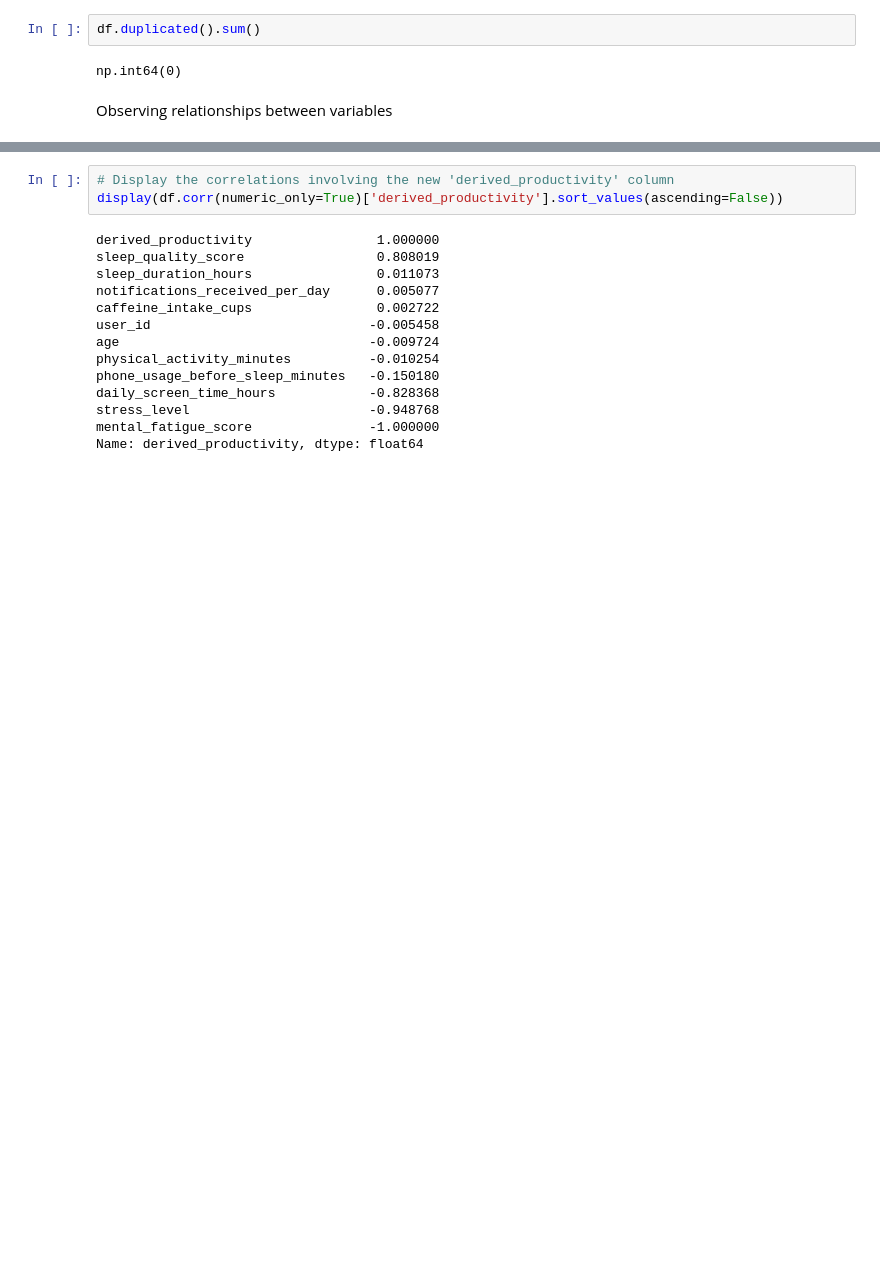
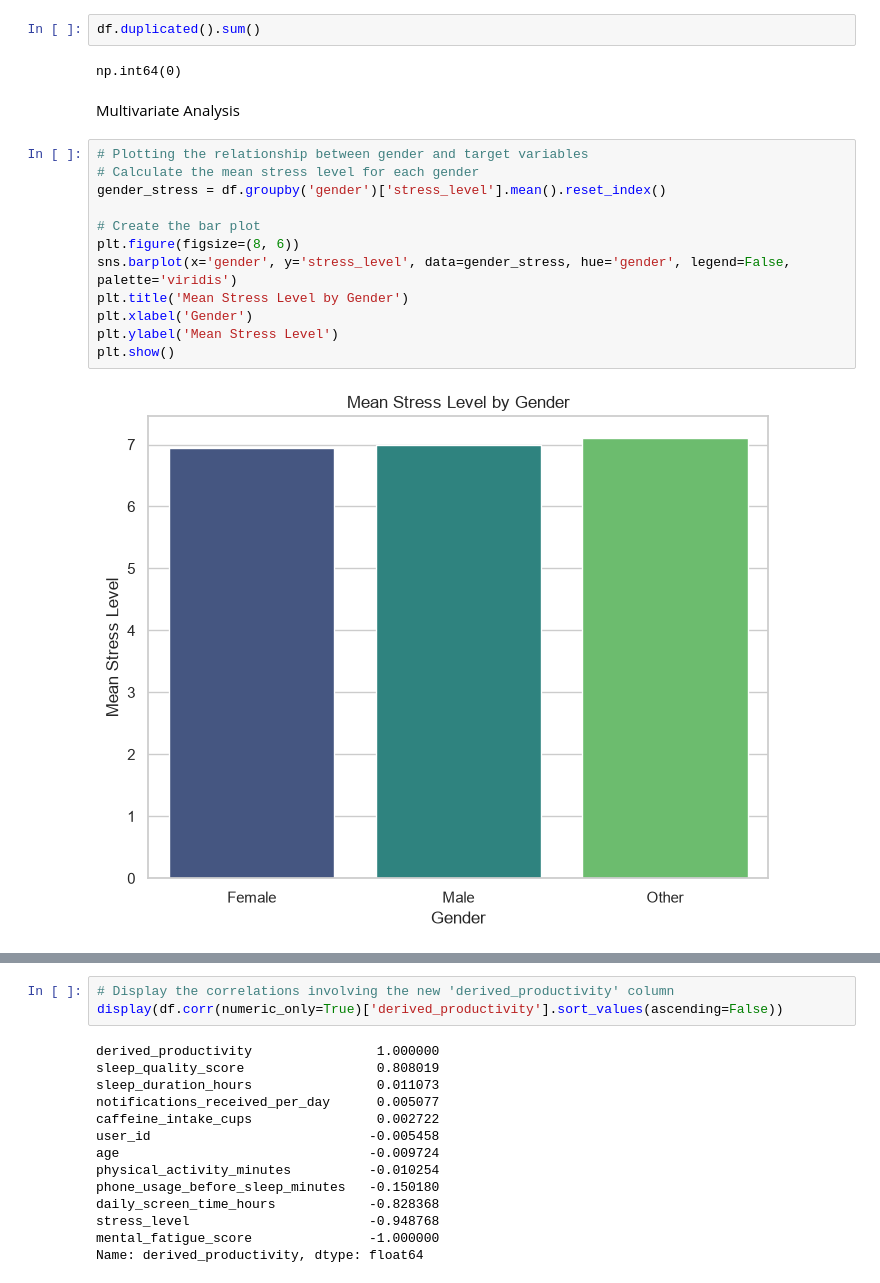
Before and after one commit to hamzaahsan06/social-media-vs-productivity, a Jupyter notebook: notebooks/01_eda_and_data_exploration.ipynb, the cells around one changed output, grey strips where cells are left out. Cells and saved outputs as stored; diff of their text form; blank space fills up the shorter version.

Commit message:
Run bivariate analysis on gender, occupation, and target variables

```diff
--- a/notebooks/01_eda_and_data_exploration.ipynb
+++ b/notebooks/01_eda_and_data_exploration.ipynb
@@ -63,5 +68,19 @@ memory usage: 1.5 MB
 df.duplicated().sum()
 # %% [output]
 np.int64(0)
-# %% [markdown]
-Observing relationships between variables
+# %% [markdown]
+Multivariate Analysis
+# %%
+# Plotting the relationship between gender and target variables
+# Calculate the mean stress level for each gender
+gender_stress = df.groupby('gender')['stress_level'].mean().reset_index()
+
+# Create the bar plot
+plt.figure(figsize=(8, 6))
+sns.barplot(x='gender', y='stress_level', data=gender_stress, hue='gender', legend=False, palette='viridis')
+plt.title('Mean Stress Level by Gender')
+plt.xlabel('Gender')
+plt.ylabel('Mean Stress Level')
+plt.show()
+# %% [output]
+[figure, added]
```
Also changed, not shown: parts of 18 cells of this notebook.
